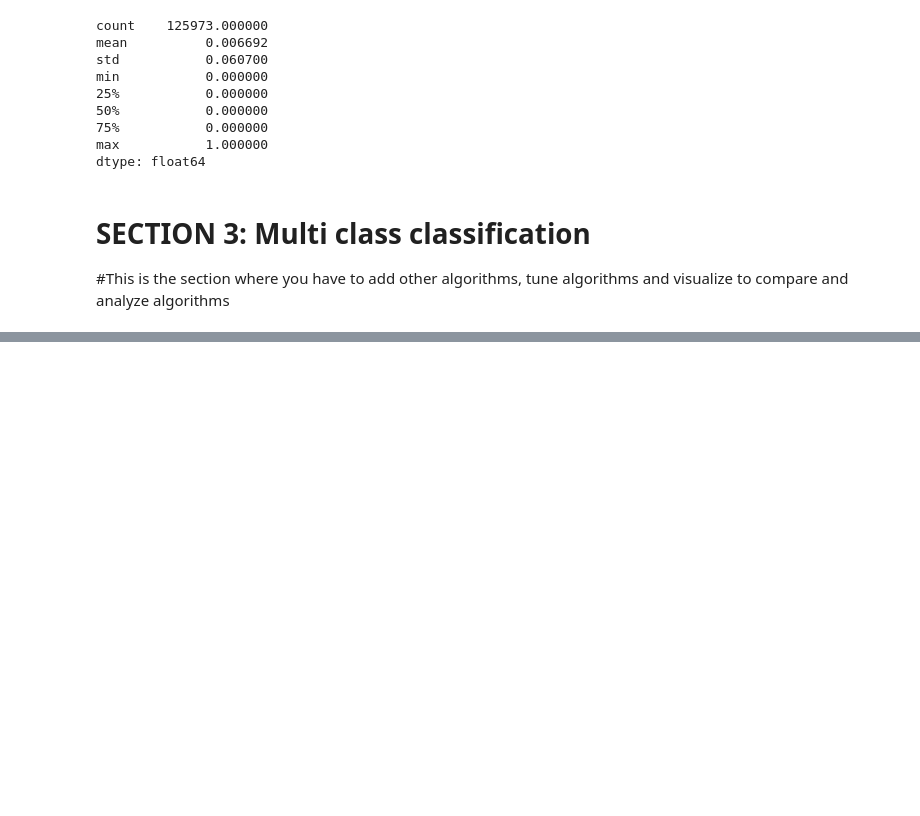
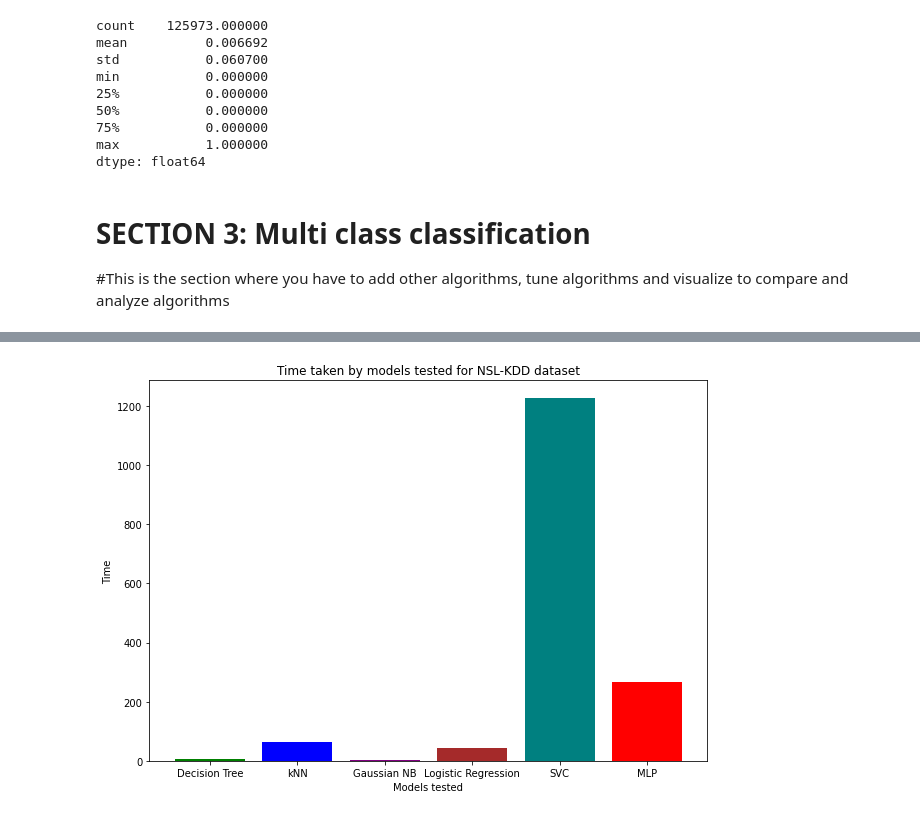
Before and after one commit to andreweymard/2020-S2, a Jupyter notebook: 5.1HD.ipynb, the cells around one changed output, grey strips where cells are left out. Saved outputs shown, nothing was run; the diff lists cells and outputs as text; code cells hidden in the pictures; blank space fills up the shorter version.

```diff
--- a/5.1HD.ipynb
+++ b/5.1HD.ipynb
@@ -428,0 +442,13 @@ ROC area:  0.8781452230500515
+# %%
+time_bar_plot = {'Decision Tree':5.42, 'kNN':62.58, 'Gaussian NB':2.29, 'Logistic Regression':42.83, 'SVC':1226.1, 'MLP':265.58}
+Models = list(time_bar_plot.keys())
+Time = list(time_bar_plot.values())
+
+fig = plt.figure(figsize = (10, 7))
+plt.bar(Models, Time, color=['green', 'blue', 'purple', 'brown', 'teal', 'red'])
+plt.xlabel("Models tested")
+plt.ylabel("Time")
+plt.title("Time taken by models tested for NSL-KDD dataset")
+plt.show()
+# %% [output]
+[figure, added]
```
Also changed, not shown: parts of 7 cells of this notebook, 1 other file.
